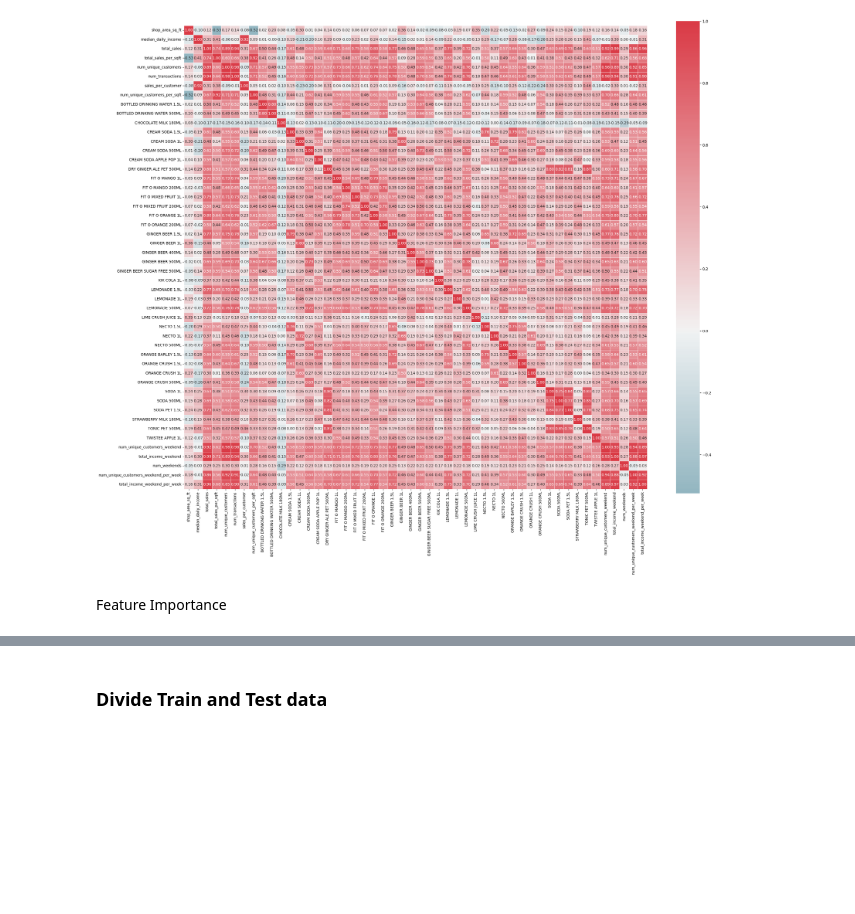
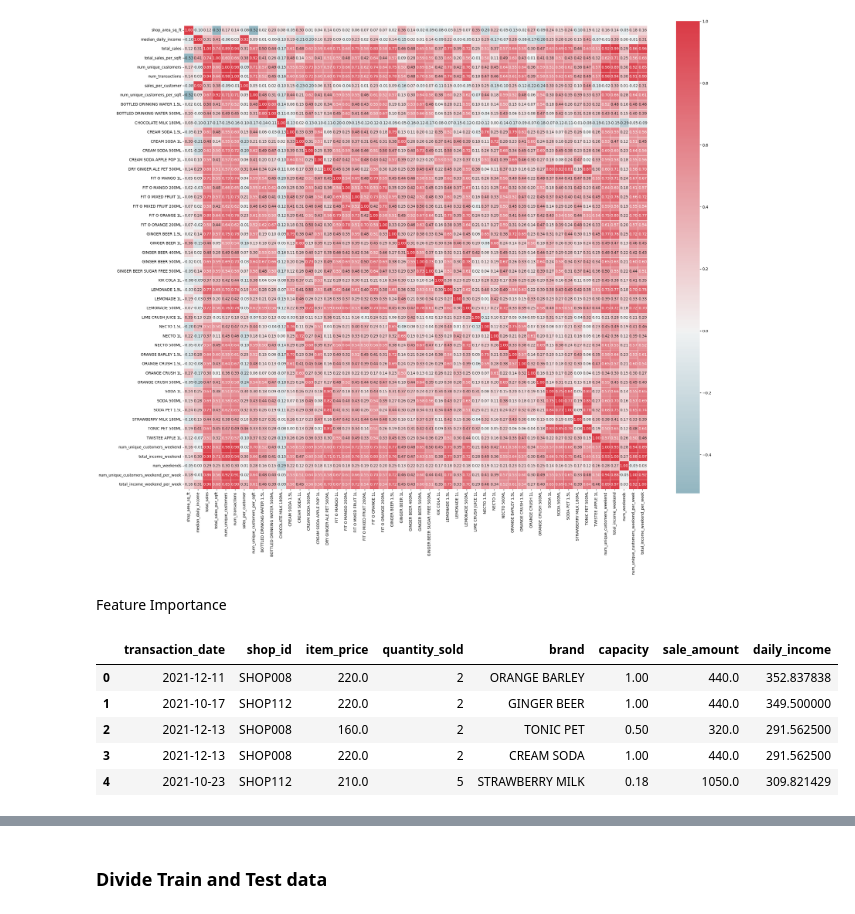
Before and after one commit to tharoosha/DataStorm077, a Jupyter notebook: Day4/Notebook04_final_submission.ipynb, the cells around one changed output, grey strips where cells are left out. Saved outputs shown, nothing was run; the diff lists cells and outputs as text; code cells hidden in the pictures; blank space fills up the shorter version.

```diff
--- a/Day4/Notebook04_final_submission.ipynb
+++ b/Day4/Notebook04_final_submission.ipynb
@@ -638,3 +682,12 @@ Feature Importance
 # plt.xlabel('Relative Importance')
 # plt.title('Variable Importance')
 # plt.show()
+# %%
+df.head()
+# %% [output]
+|  | transaction_date | shop_id | item_price | quantity_sold | brand | capacity | sale_amount | daily_income |
+| 0 | 2021-12-11 | SHOP008 | 220.0 | 2 | ORANGE BARLEY | 1.00 | 440.0 | 352.837838 |
+| 1 | 2021-10-17 | SHOP112 | 220.0 | 2 | GINGER BEER | 1.00 | 440.0 | 349.500000 |
+| 2 | 2021-12-13 | SHOP008 | 160.0 | 2 | TONIC PET | 0.50 | 320.0 | 291.562500 |
+| 3 | 2021-12-13 | SHOP008 | 220.0 | 2 | CREAM SODA | 1.00 | 440.0 | 291.562500 |
+| 4 | 2021-10-23 | SHOP112 | 210.0 | 5 | STRAWBERRY MILK | 0.18 | 1050.0 | 309.821429 |
```
Also changed, not shown: parts of 16 cells of this notebook, 11 other files.
